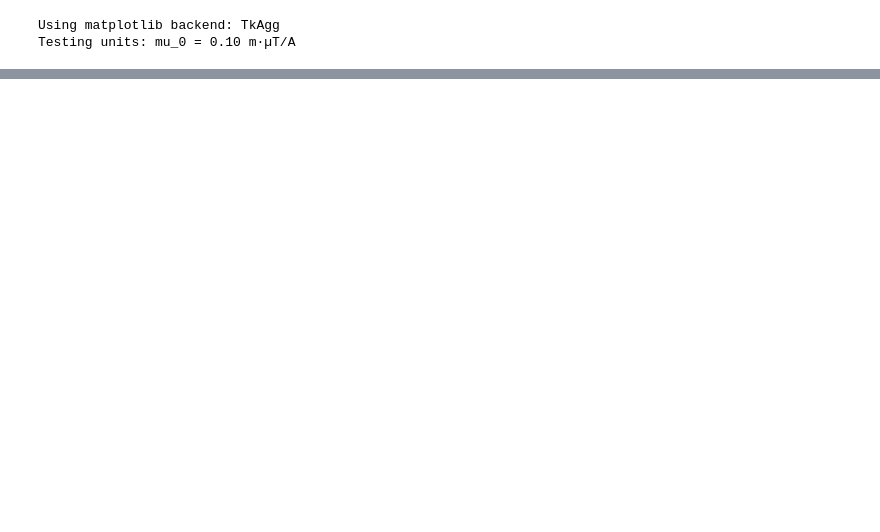
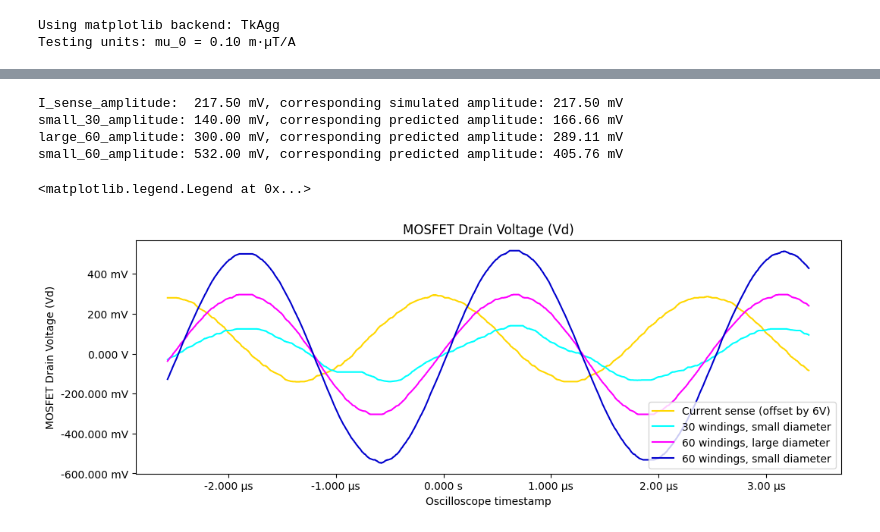
Before and after one commit to ianeyk/power-electronics, a Jupyter notebook: Current_sensor/current_sensor.ipynb, the cells around one changed output, grey strips where cells are left out. Drawn from its saved outputs; the diff is of its cells as text; code cells hidden in the pictures; blank space fills up the shorter version.

```diff
--- a/Current_sensor/current_sensor.ipynb
+++ b/Current_sensor/current_sensor.ipynb
@@ -99,0 +118,33 @@ Expected voltage difference across the transformer terminals: 383.12 mV
+# %%
+(df_amplitude, tspan, tstep) = helper.read_rigol_csv("transformer_amplitudes.csv", ch1 = "I_sense", ch2 = "small_30", ch3 = "large_60", ch4 = "small_60", shift = 0)
+df_amplitude["I_sense_corrected"] = -(df_amplitude["I_sense"] + 6)
+
+I_sense_range = (np.nanmax(df_amplitude["I_sense_corrected"]), np.nanmin(df_amplitude["I_sense_corrected"]))
+small_30_range = (np.nanmax(df_amplitude["small_30"]), np.nanmin(df_amplitude["small_30"]))
+large_60_range = (np.nanmax(df_amplitude["large_60"]), np.nanmin(df_amplitude["large_60"]))
+small_60_range = (np.nanmax(df_amplitude["small_60"]), np.nanmin(df_amplitude["small_60"]))
+
+I_sense_amplitude = (I_sense_range[0] - I_sense_range[1]) / 2
+small_30_amplitude = (small_30_range[0] - small_30_range[1]) / 2
+large_60_amplitude = (large_60_range[0] - large_60_range[1]) / 2
+small_60_amplitude = (small_60_range[0] - small_60_range[1]) / 2
+
+print(f"I_sense_amplitude:  {si_format(I_sense_amplitude, precision = 2)}V, corresponding simulated amplitude: {si_format(I_sense_amplitude, precision = 2)}V")
+print(f"small_30_amplitude: {si_format(small_30_amplitude, precision = 2)}V, corresponding predicted amplitude: {lightblue_ferrite.dV.to_compact(units.volt)}")
+print(f"large_60_amplitude: {si_format(large_60_amplitude, precision = 2)}V, corresponding predicted amplitude: {pink_ferrite.dV.to_compact(units.volt)}")
+print(f"small_60_amplitude: {si_format(small_60_amplitude, precision = 2)}V, corresponding predicted amplitude: {darkblue_ferrite.dV.to_compact(units.volt)}")
+
+plt.figure(figsize = (12, 4))
+helper.axes_labels("Oscilloscope timestamp", "s", "MOSFET Drain Voltage (Vd)", "V", title = "MOSFET Drain Voltage (Vd)")
+plt.plot(df_amplitude["t"], df_amplitude["I_sense_corrected"], color = "gold", label = "Current sense (offset by 6V)")
+plt.plot(df_amplitude["t"], df_amplitude["small_30"], color = "cyan", label = "30 windings, small diameter")
+plt.plot(df_amplitude["t"], df_amplitude["large_60"], color = "magenta", label = "60 windings, large diameter")
+plt.plot(df_amplitude["t"], df_amplitude["small_60"], color = "mediumblue", label = "60 windings, small diameter")
+plt.legend(loc = "lower right")
+# %% [output]
+I_sense_amplitude:  217.50 mV, corresponding simulated amplitude: 217.50 mV
+small_30_amplitude: 140.00 mV, corresponding predicted amplitude: 166.66 mV
+large_60_amplitude: 300.00 mV, corresponding predicted amplitude: 289.11 mV
+small_60_amplitude: 532.00 mV, corresponding predicted amplitude: 405.76 mV
+<matplotlib.legend.Legend at 0x...>
+[figure, added]
```
Also changed, not shown: parts of 5 cells of this notebook, 4 other files.
